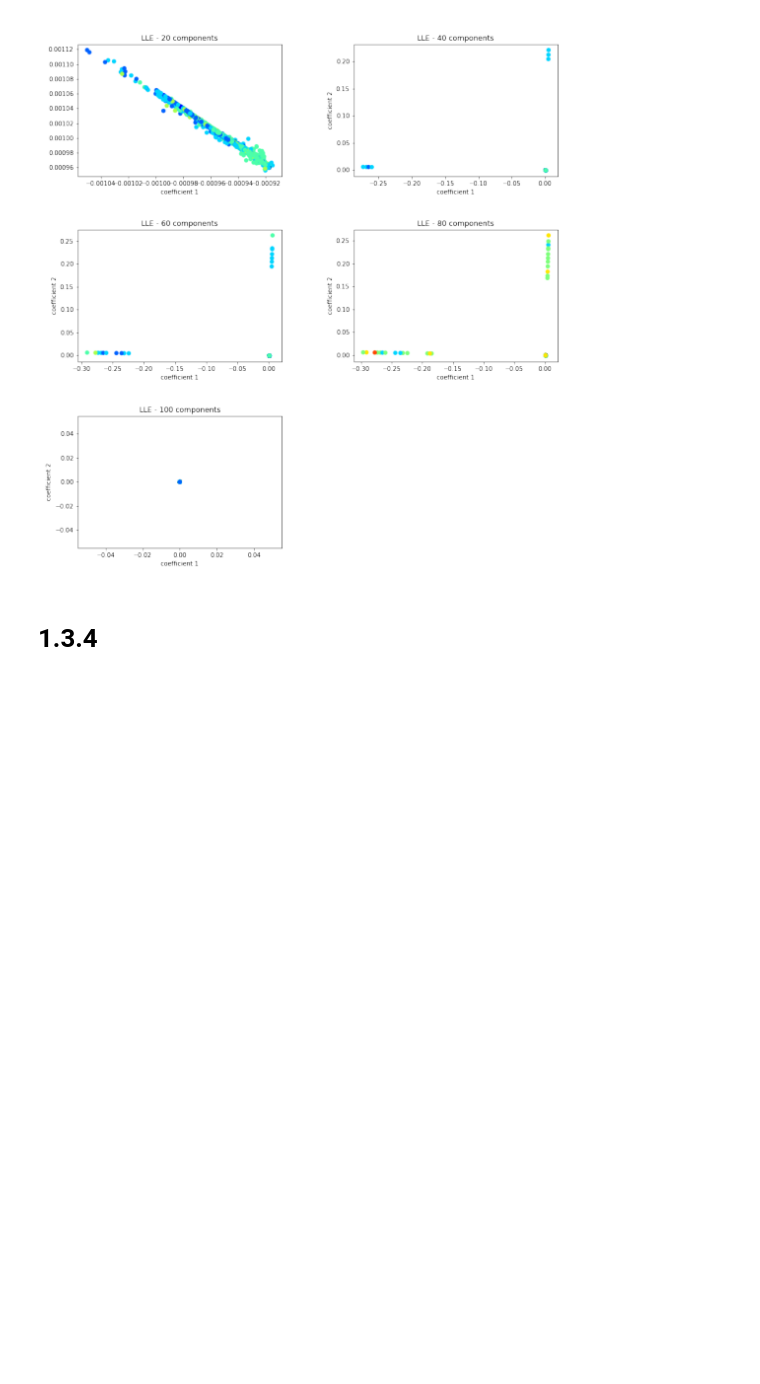
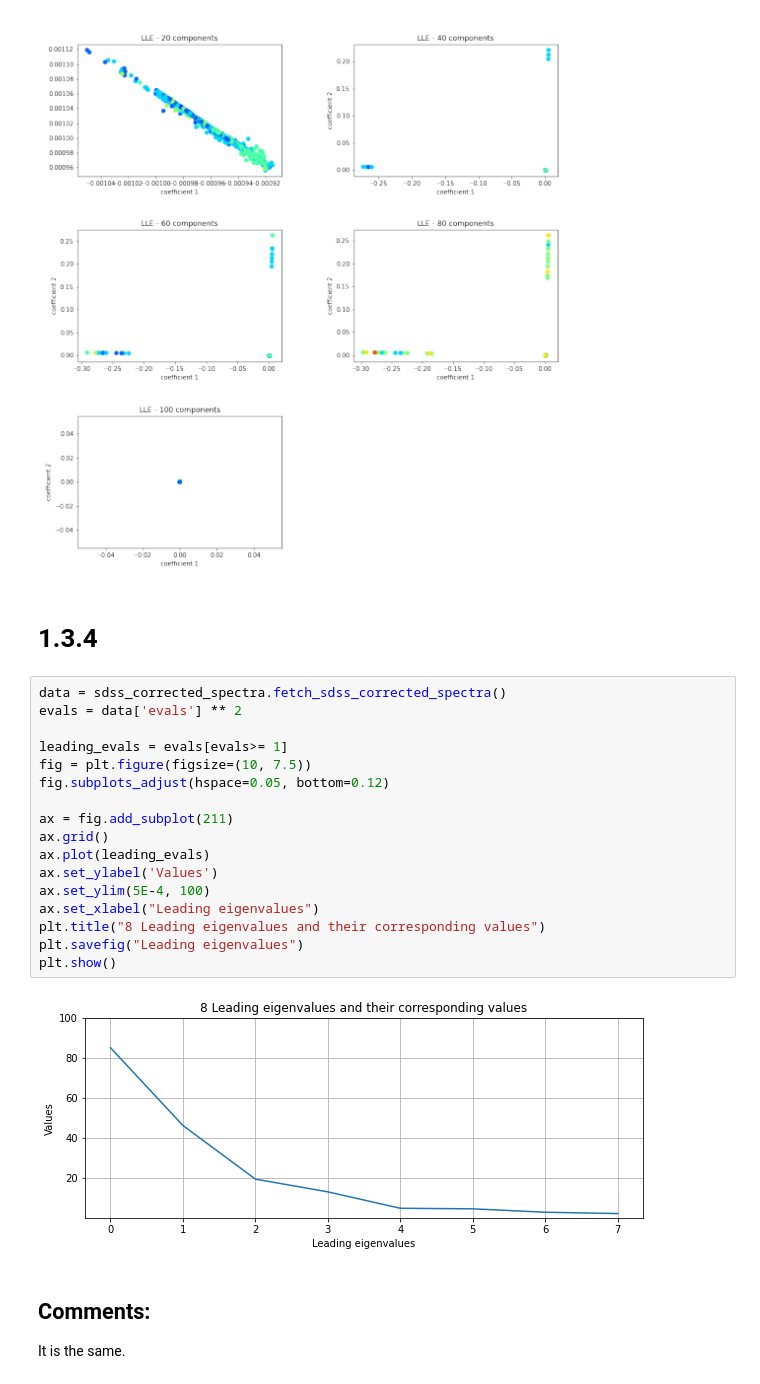
Before and after one commit to BongumusaSizwe/DVE, a Jupyter notebook: Assignment 3/1.3.ipynb, the cells around one changed output. Saved outputs shown, nothing was run; the diff lists cells and outputs as text; blank space fills up the shorter version.

```diff
--- a/Assignment 3/1.3.ipynb
+++ b/Assignment 3/1.3.ipynb
@@ -118,3 +119,25 @@ plt.show()
 [figure]
 # %% [markdown]
 # **1.3.4**
+# %%
+data = sdss_corrected_spectra.fetch_sdss_corrected_spectra()
+evals = data['evals'] ** 2
+
+leading_evals = evals[evals>= 1]
+fig = plt.figure(figsize=(10, 7.5))
+fig.subplots_adjust(hspace=0.05, bottom=0.12)
+
+ax = fig.add_subplot(211)
+ax.grid()
+ax.plot(leading_evals)
+ax.set_ylabel('Values')
+ax.set_ylim(5E-4, 100)
+ax.set_xlabel("Leading eigenvalues")
+plt.title("8 Leading eigenvalues and their corresponding values")
+plt.savefig("Leading eigenvalues")
+plt.show()
+# %% [output]
+[figure, added]
+# %% [markdown]
+##  **Comments:**
+It is the same.
```
Also changed, not shown: parts of 1 cell of this notebook.
